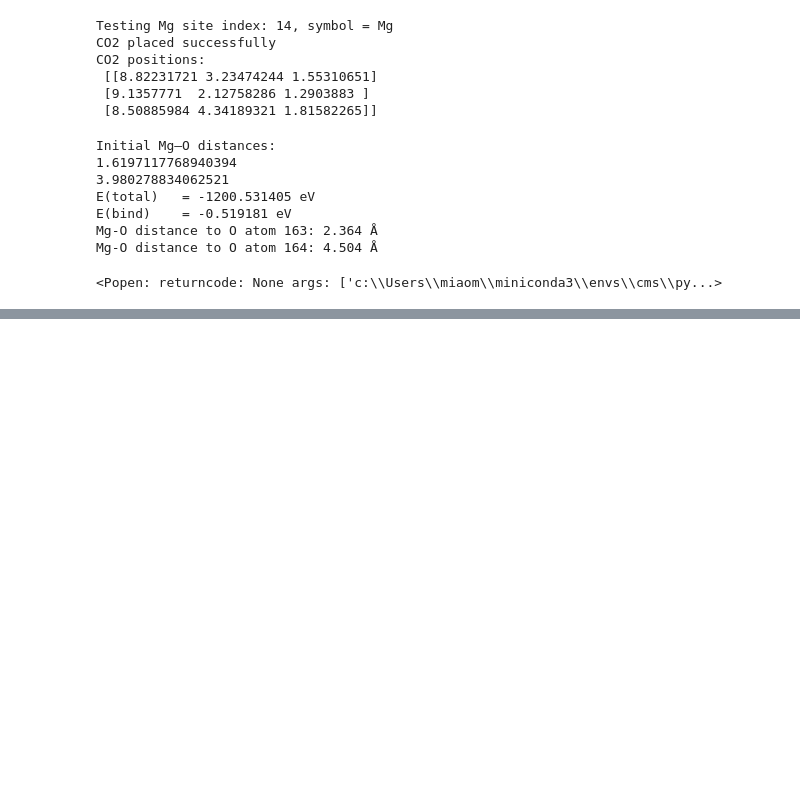
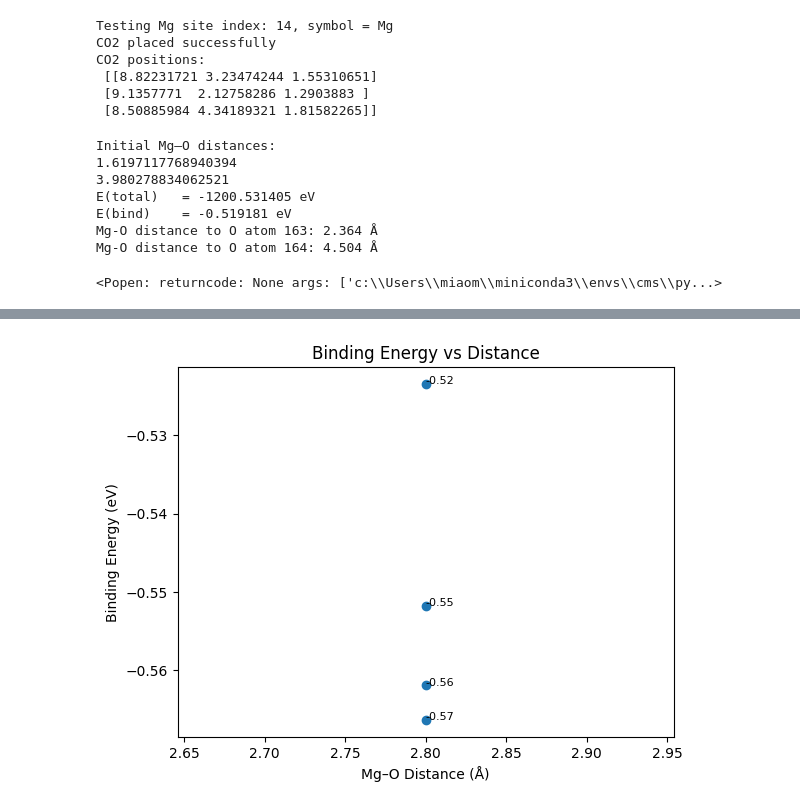
Before and after one commit to cl6767/cbe423-final_project, a Jupyter notebook: simulation.ipynb, the cells around one changed output, grey strips where cells are left out. Saved outputs shown, nothing was run; the diff lists cells and outputs as text; code cells hidden in the pictures; blank space fills up the shorter version.

```diff
--- a/simulation.ipynb
+++ b/simulation.ipynb
@@ -250,0 +365,15 @@ KeyboardInterrupt:
+# %%
+# binding energy vs. distance
+plt.figure()
+plt.scatter(dist, E_bind)
+
+for d, e in zip(dist, E_bind):
+    plt.text(d, e, f"{e:.2f}", fontsize=8)
+
+plt.xlabel("Mg–O Distance (Å)")
+plt.ylabel("Binding Energy (eV)")
+plt.title("Binding Energy vs Distance")
+
+plt.show()
+# %% [output]
+[figure, added]
```
Also changed, not shown: parts of 12 cells of this notebook.
